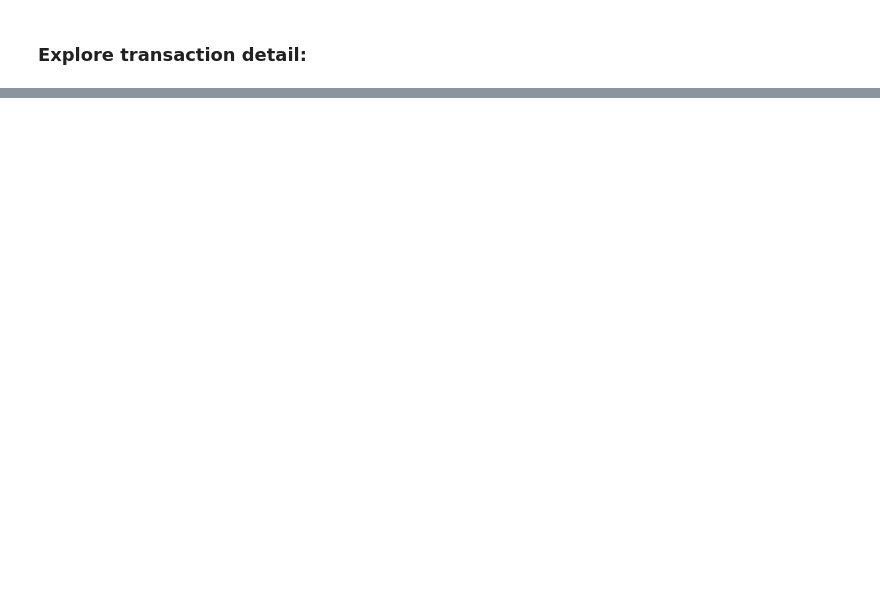
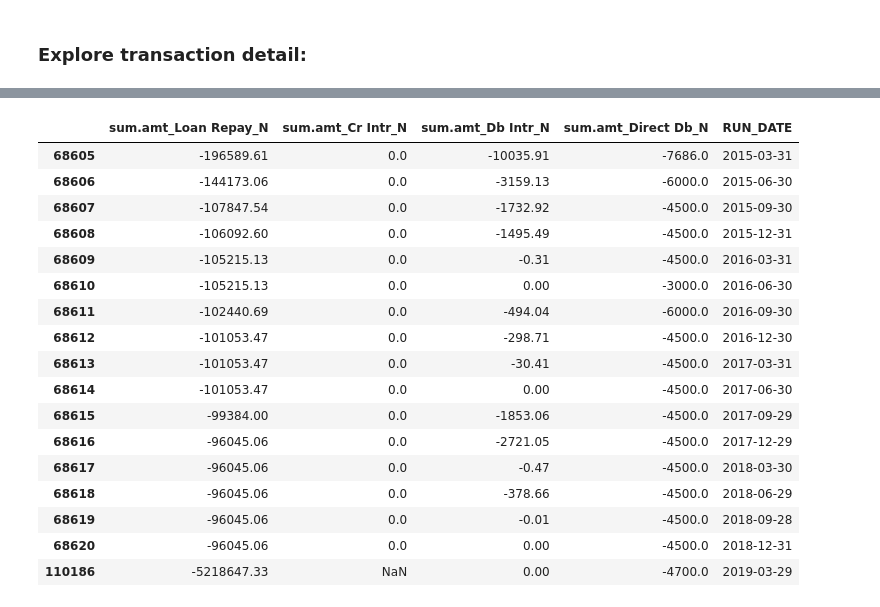
Before and after one commit to ChristoGH/mcb, a Jupyter notebook: explore.ipynb, the cells around one changed output, grey strips where cells are left out. Saved outputs shown, nothing was run; the diff lists cells and outputs as text; code cells hidden in the pictures; blank space fills up the shorter version.

```diff
--- a/explore.ipynb
+++ b/explore.ipynb
@@ -33,0 +43,16 @@ Glossary.xlsx
+# %%
+def frac2date(x):
+    return datetime(frac2year(x),frac2month(x),1)
+
+def frac2month(x):
+    f2m = int((x-np.floor(x))*12)==0
+#     if f2m==0:
+#         f2m=12
+    return 3*f2m+(not f2m)*(int((x-np.floor(x))*12)+3)
+
+def frac2year(x):
+    return int(np.floor(x))
+
+def bmonth_end_fn(x):
+    offset = BMonthEnd()
+    return offset.rollforward(x)
@@ -461,0 +604,22 @@ run_date_dict
+# %%
+transaction_df[transaction_df.CIR==245][['sum.amt_Loan Repay_N', 'sum.amt_Cr Intr_N',
+ 'sum.amt_Db Intr_N', 'sum.amt_Direct Db_N','RUN_DATE']]
+# %% [output]
+|  | sum.amt_Loan Repay_N | sum.amt_Cr Intr_N | sum.amt_Db Intr_N | sum.amt_Direct Db_N | RUN_DATE |
+| 68605 | -196589.61 | 0.0 | -10035.91 | -7686.0 | 2015-03-31 |
+| 68606 | -144173.06 | 0.0 | -3159.13 | -6000.0 | 2015-06-30 |
+| 68607 | -107847.54 | 0.0 | -1732.92 | -4500.0 | 2015-09-30 |
+| 68608 | -106092.60 | 0.0 | -1495.49 | -4500.0 | 2015-12-31 |
+| 68609 | -105215.13 | 0.0 | -0.31 | -4500.0 | 2016-03-31 |
+| 68610 | -105215.13 | 0.0 | 0.00 | -3000.0 | 2016-06-30 |
+| 68611 | -102440.69 | 0.0 | -494.04 | -6000.0 | 2016-09-30 |
+| 68612 | -101053.47 | 0.0 | -298.71 | -4500.0 | 2016-12-30 |
+| 68613 | -101053.47 | 0.0 | -30.41 | -4500.0 | 2017-03-31 |
+| 68614 | -101053.47 | 0.0 | 0.00 | -4500.0 | 2017-06-30 |
+| 68615 | -99384.00 | 0.0 | -1853.06 | -4500.0 | 2017-09-29 |
+| 68616 | -96045.06 | 0.0 | -2721.05 | -4500.0 | 2017-12-29 |
+| 68617 | -96045.06 | 0.0 | -0.47 | -4500.0 | 2018-03-30 |
+| 68618 | -96045.06 | 0.0 | -378.66 | -4500.0 | 2018-06-29 |
+| 68619 | -96045.06 | 0.0 | -0.01 | -4500.0 | 2018-09-28 |
+| 68620 | -96045.06 | 0.0 | 0.00 | -4500.0 | 2018-12-31 |
+| 110186 | -5218647.33 | NaN | 0.00 | -4700.0 | 2019-03-29 |
```
Also changed, not shown: parts of 58 cells of this notebook.
